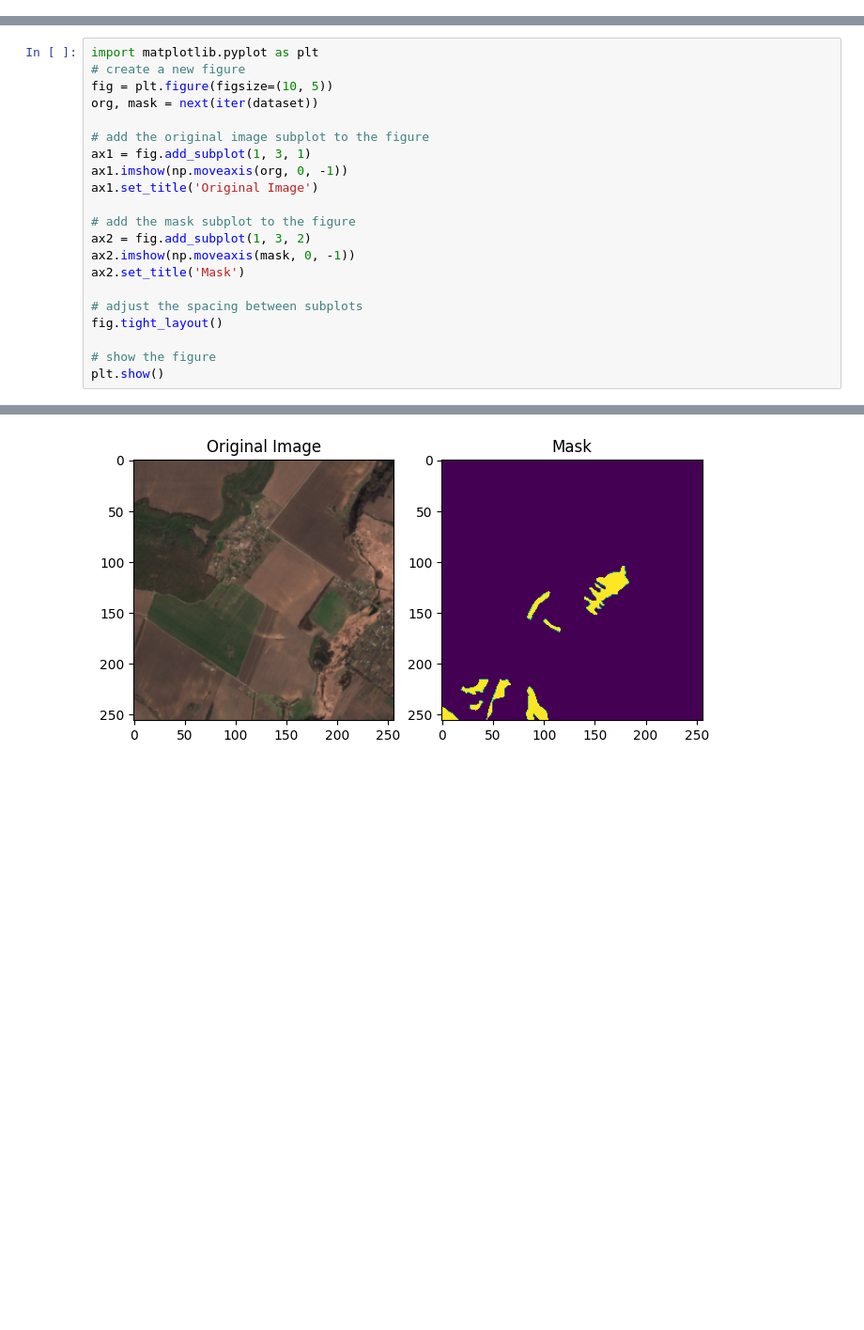
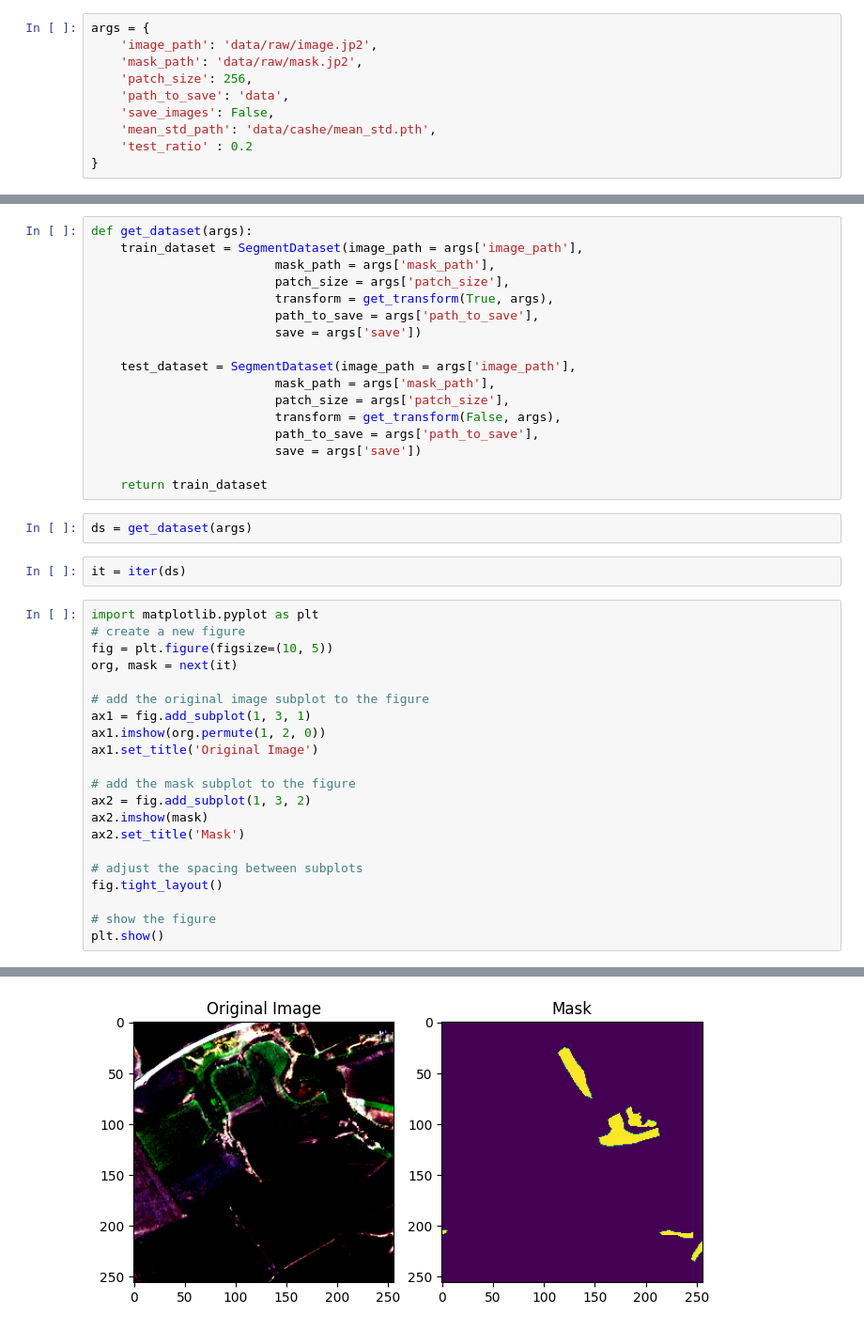
Before and after one commit to revky/erosion-detection, a Jupyter notebook: train_pipeline.ipynb, the cells around one changed output, grey strips where cells are left out. Shown at 94% size. Saved outputs shown, nothing was run; the diff lists cells and outputs as text; blank space fills up the shorter version.

Commit message:
Added get methods for basic functions like, sampler, transforms and dataset.

```diff
--- a/train_pipeline.ipynb
+++ b/train_pipeline.ipynb
@@ -100,0 +87,10 @@ dataset = SegmentDataset(image_path = args['image_path'],
+# %%
+args = {
+    'image_path': 'data/raw/image.jp2',
+    'mask_path': 'data/raw/mask.jp2',
+    'patch_size': 256,
+    'path_to_save': 'data',
+    'save_images': False,
+    'mean_std_path': 'data/cashe/mean_std.pth',
+    'test_ratio' : 0.2
+}
@@ -101,17 +141,38 @@ dataset = SegmentDataset(image_path = args['image_path'],
+# %%
+def get_dataset(args):
+    train_dataset = SegmentDataset(image_path = args['image_path'],
+                         mask_path = args['mask_path'],
+                         patch_size = args['patch_size'],
+                         transform = get_transform(True, args),
+                         path_to_save = args['path_to_save'],
+                         save = args['save'])
+
+    test_dataset = SegmentDataset(image_path = args['image_path'],
+                         mask_path = args['mask_path'],
+                         patch_size = args['patch_size'],
+                         transform = get_transform(False, args),
+                         path_to_save = args['path_to_save'],
+                         save = args['save'])
+
+    return train_dataset
+# %%
+ds = get_dataset(args)
+# %%
+it = iter(ds)
 # %%
 import matplotlib.pyplot as plt
 # create a new figure
 fig = plt.figure(figsize=(10, 5))
-org, mask = next(iter(dataset))
+org, mask = next(it)
 
 # add the original image subplot to the figure
 ax1 = fig.add_subplot(1, 3, 1)
-ax1.imshow(np.moveaxis(org, 0, -1))
+ax1.imshow(org.permute(1, 2, 0))
 ax1.set_title('Original Image')
 
 # add the mask subplot to the figure
 ax2 = fig.add_subplot(1, 3, 2)
-ax2.imshow(np.moveaxis(mask, 0, -1))
+ax2.imshow(mask)
 ax2.set_title('Mask')
 
 # adjust the spacing between subplots
@@ -123 +185 @@ plt.show()
-[figure, old version]
+[figure, new version]
```
Also changed, not shown: parts of 5 cells of this notebook.
